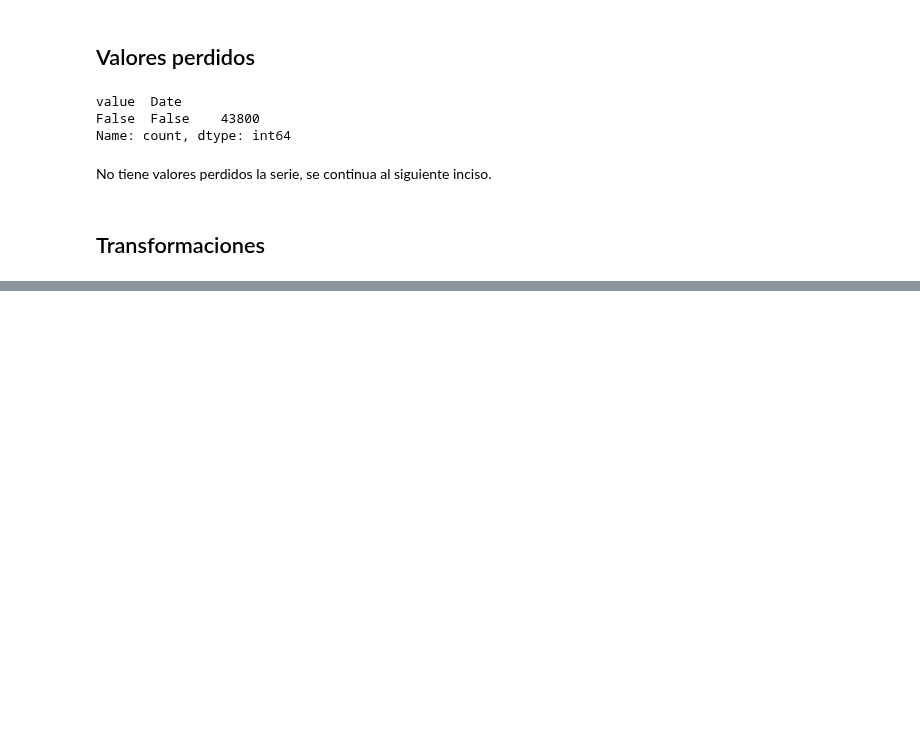
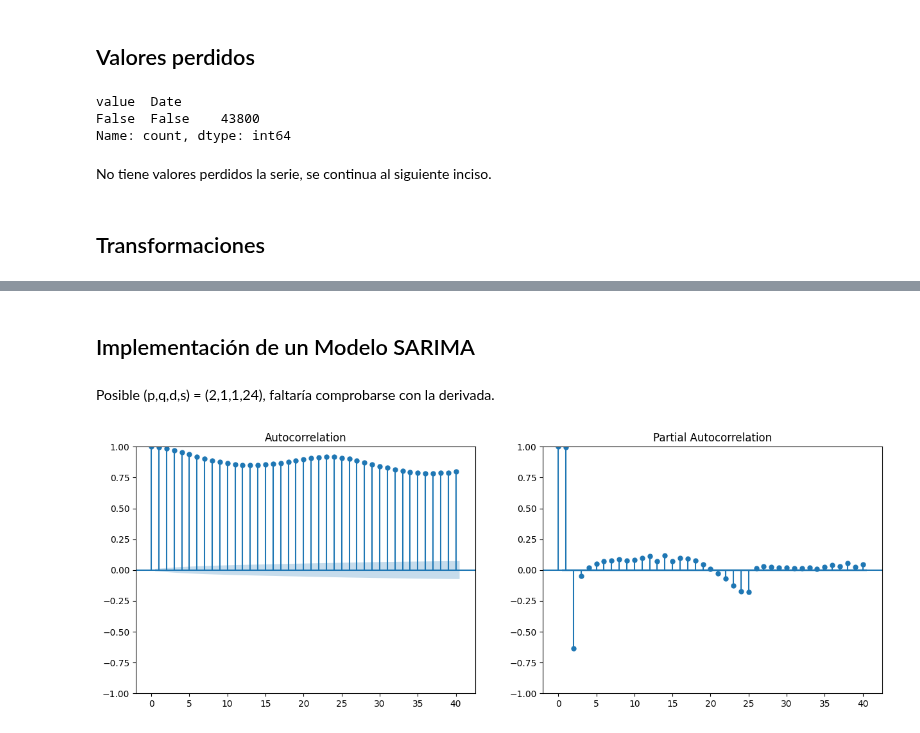
Before and after one commit to morenoarmando17-debug/Diplomado, a Jupyter notebook: Módulo 4 - Forecast.ipynb, the cells around one changed output, grey strips where cells are left out. Saved outputs shown, nothing was run; the diff lists cells and outputs as text; code cells hidden in the pictures; blank space fills up the shorter version.

```diff
--- a/Módulo 4 - Forecast.ipynb
+++ b/Módulo 4 - Forecast.ipynb
@@ -118,0 +96,13 @@ Top frecuencias dominantes (serie original centrada):
+# %% [markdown]
+## Implementación de un Modelo SARIMA
+# %% [markdown]
+Posible (p,q,d,s) = (2,1,1,24), faltaría comprobarse con la derivada.
+# %%
+# Calcular matriz de correlación
+corr_matrix = df.corr()
+fig, ax = plt.subplots(1, 2, figsize=(15, 5))
+plot_acf(df['value'], lags=40, ax=ax[0])
+plot_pacf(df['value'], lags=40, ax=ax[1])
+plt.show()
+# %% [output]
+[figure, added]
```
Also changed, not shown: parts of 14 cells of this notebook, 3 other files.
